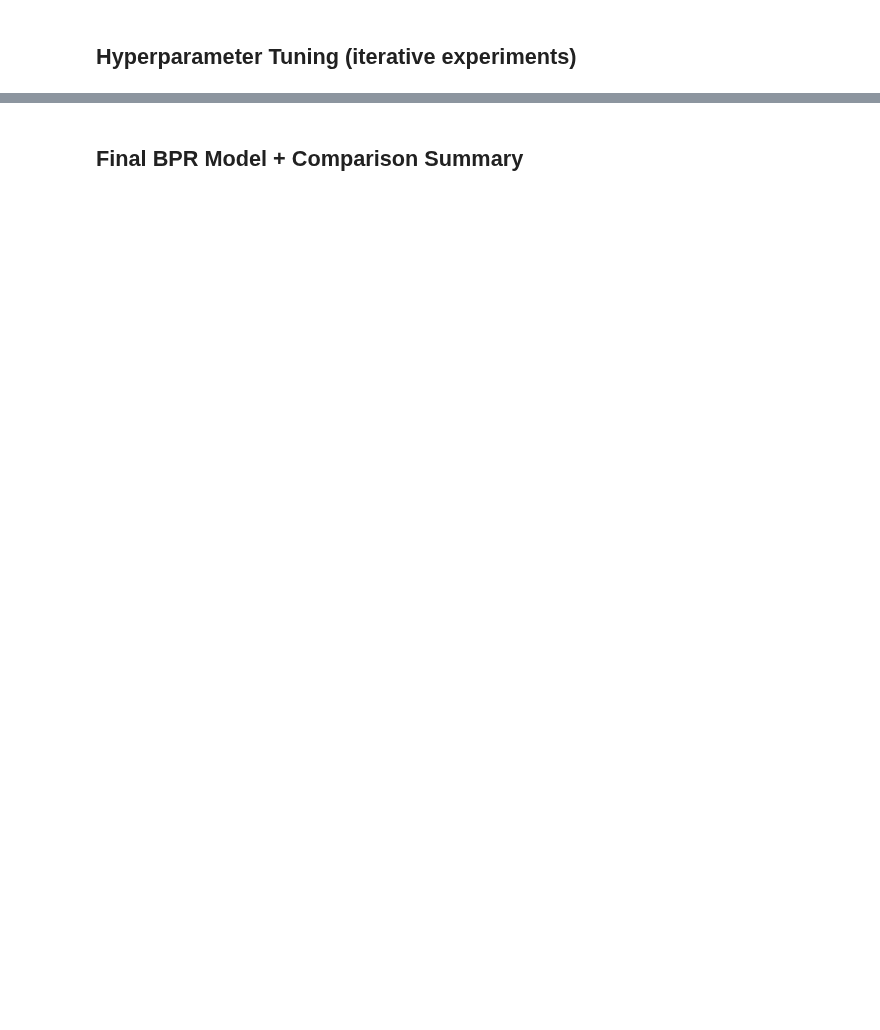
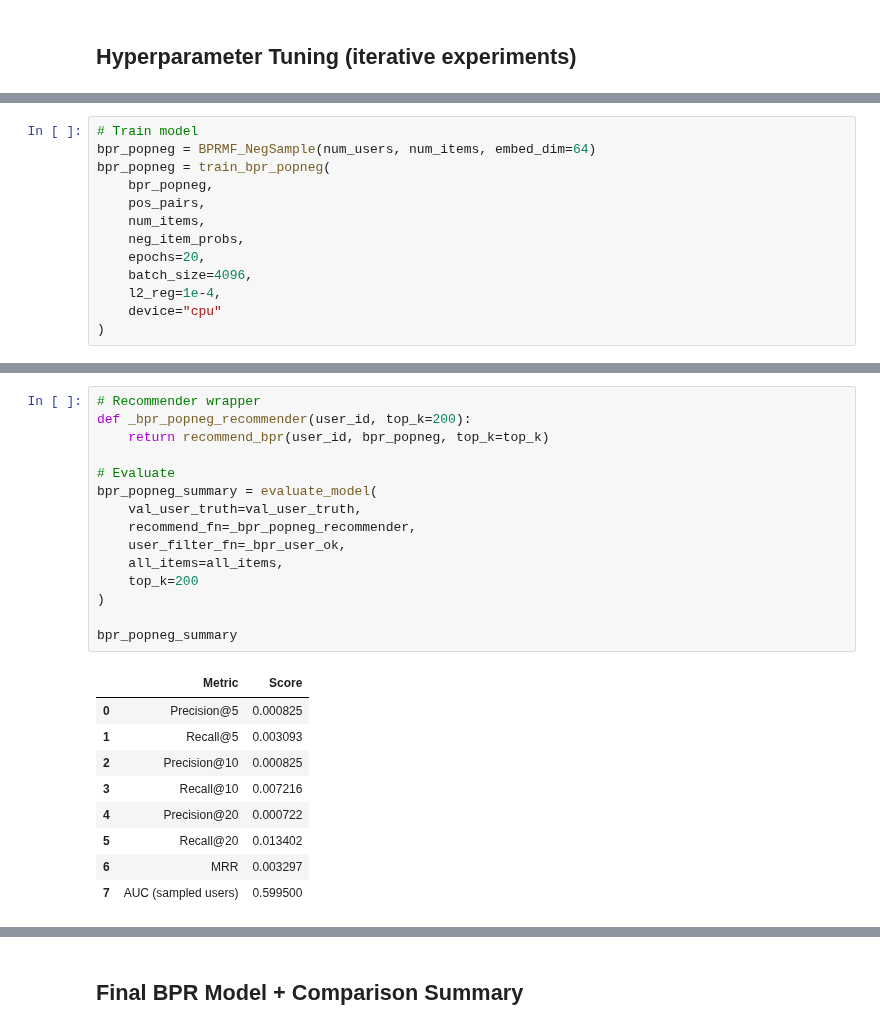
Before and after one commit to kecohen575/RecipeRecommender, a Jupyter notebook: recipe_recsys.ipynb, the cells around one changed output, grey strips where cells are left out. Saved outputs shown, nothing was run; the diff lists cells and outputs as text; blank space fills up the shorter version.

```diff
--- a/recipe_recsys.ipynb
+++ b/recipe_recsys.ipynb
@@ -1435,0 +1680,13 @@ to learn high-quality rankings.
+# %%
+# Train model
+bpr_popneg = BPRMF_NegSample(num_users, num_items, embed_dim=64)
+bpr_popneg = train_bpr_popneg(
+    bpr_popneg,
+    pos_pairs,
+    num_items,
+    neg_item_probs,
+    epochs=20,
+    batch_size=4096,
+    l2_reg=1e-4,
+    device="cpu"
+)
@@ -1435,0 +1714,25 @@ to learn high-quality rankings.
+# %%
+# Recommender wrapper
+def _bpr_popneg_recommender(user_id, top_k=200):
+    return recommend_bpr(user_id, bpr_popneg, top_k=top_k)
+
+# Evaluate
+bpr_popneg_summary = evaluate_model(
+    val_user_truth=val_user_truth,
+    recommend_fn=_bpr_popneg_recommender,
+    user_filter_fn=_bpr_user_ok,
+    all_items=all_items,
+    top_k=200
+)
+
+bpr_popneg_summary
+# %% [output]
+|  | Metric | Score |
+| 0 | Precision@5 | 0.000825 |
+| 1 | Recall@5 | 0.003093 |
+| 2 | Precision@10 | 0.000825 |
+| 3 | Recall@10 | 0.007216 |
+| 4 | Precision@20 | 0.000722 |
+| 5 | Recall@20 | 0.013402 |
+| 6 | MRR | 0.003297 |
+| 7 | AUC (sampled users) | 0.599500 |
```
Also changed, not shown: parts of 22 cells of this notebook.
